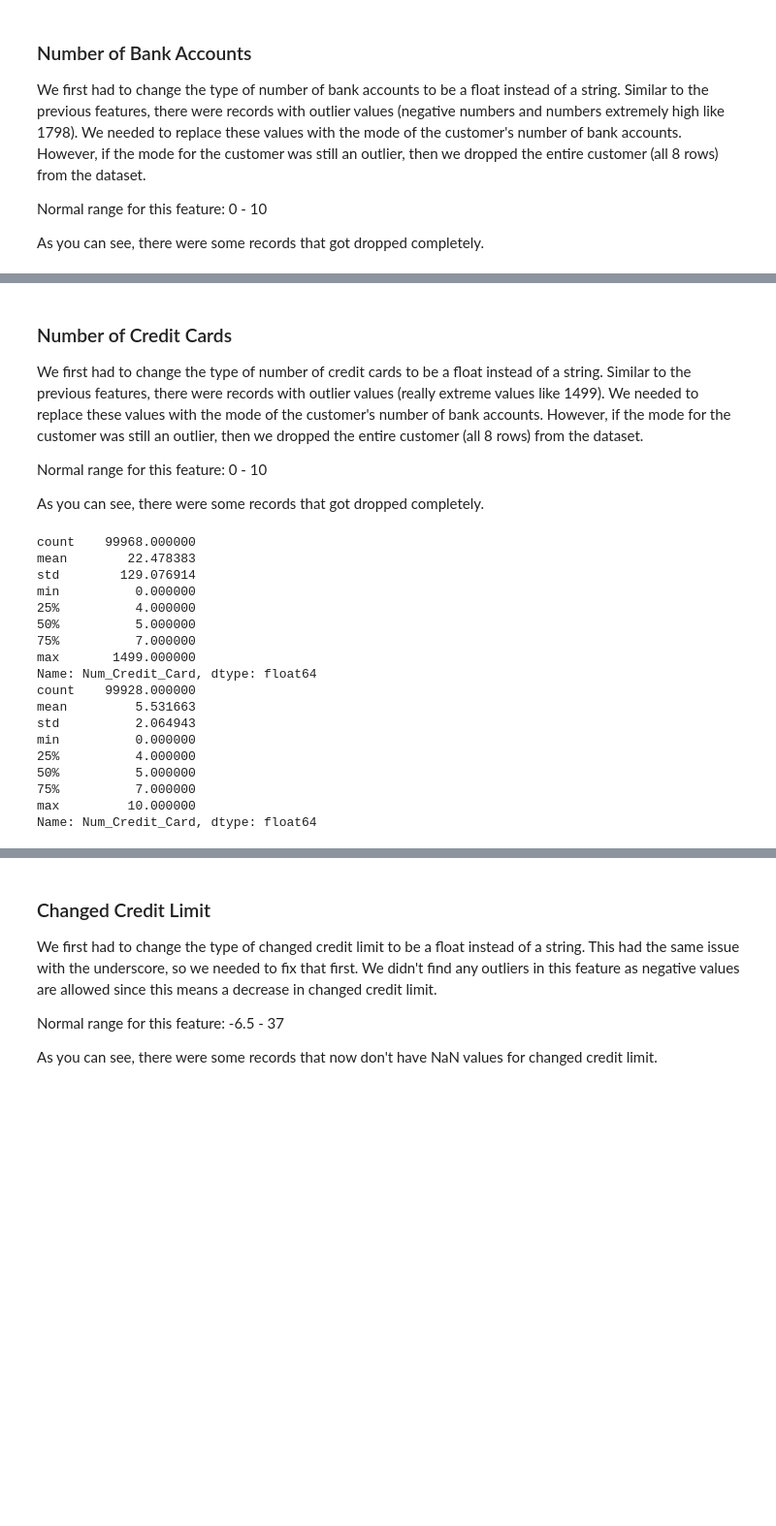
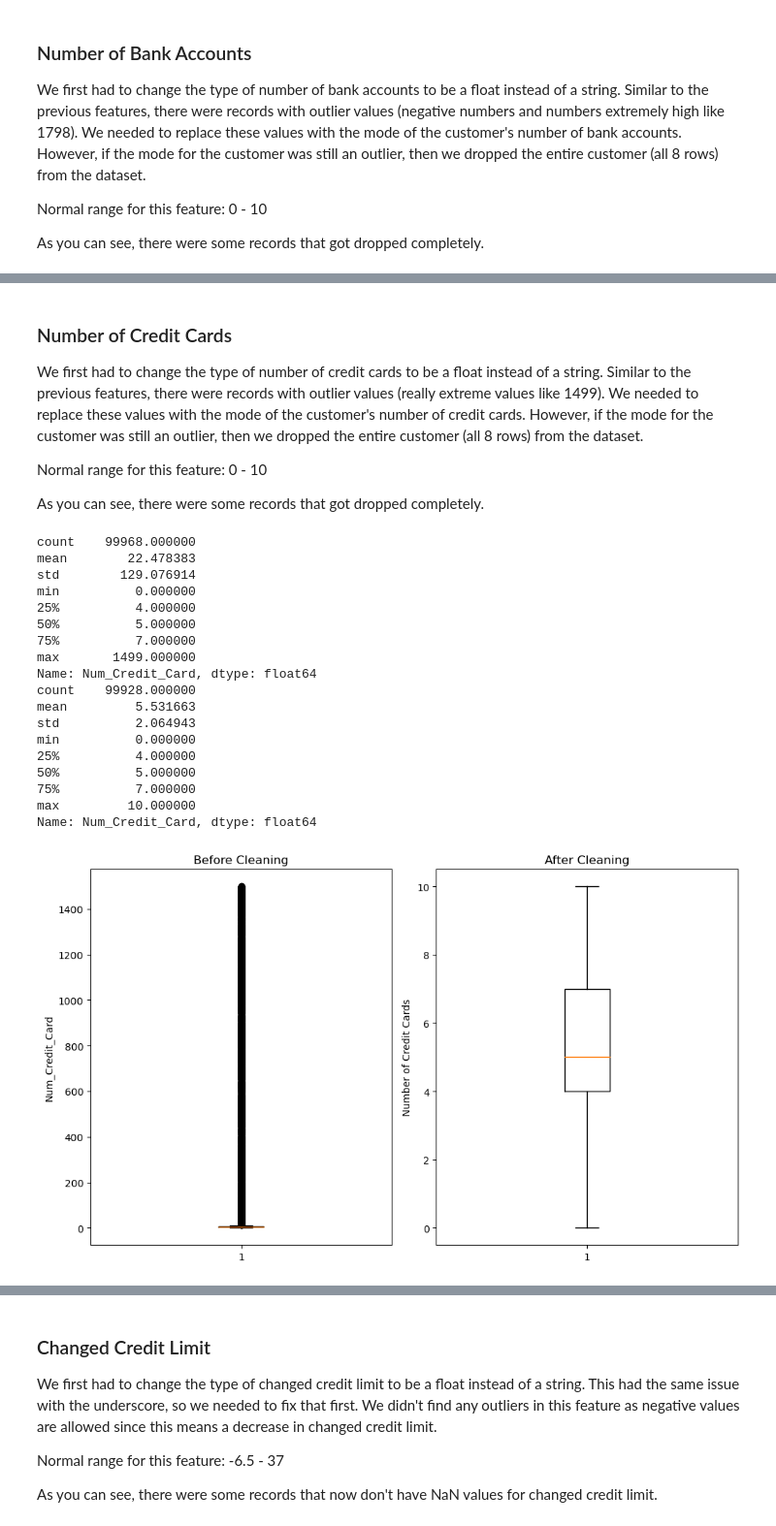
Before and after one commit to AyujVerma/Credit-Score-Classifier, a Jupyter notebook: credit_score.ipynb, the cells around one changed output, grey strips where cells are left out. Shown at 97% size. Cells and saved outputs as stored; diff of their text form; code cells hidden in the pictures; blank space fills up the shorter version.

```diff
--- a/credit_score.ipynb
+++ b/credit_score.ipynb
@@ -326,7 +358,7 @@ Name: Num_Bank_Accounts, dtype: float64
 # %% [markdown]
 ### Number of Credit Cards
 
-We first had to change the type of number of credit cards to be a float instead of a string. Similar to the previous features, there were records with outlier values (really extreme values like 1499). We needed to replace these values with the mode of the customer's number of bank accounts. However, if the mode for the customer was still an outlier, then we dropped the entire customer (all 8 rows) from the dataset.
+We first had to change the type of number of credit cards to be a float instead of a string. Similar to the previous features, there were records with outlier values (really extreme values like 1499). We needed to replace these values with the mode of the customer's number of credit cards. However, if the mode for the customer was still an outlier, then we dropped the entire customer (all 8 rows) from the dataset.
 
 Normal range for this feature: 0 - 10
 
@@ -334,33 +366,46 @@ As you can see, there were some records that got dropped completely.
 # %%
 data['Num_Credit_Card'] = data['Num_Credit_Card'].astype(float)
 print(data['Num_Credit_Card'].describe())
+plt.figure(figsize=(10, 6))
+plt.subplot(1, 2, 1)
+plt.boxplot(data['Num_Credit_Card'])
+plt.ylabel('Num_Credit_Card')
+plt.title('Before Cleaning')
 
 grouped_data = data.groupby('Customer_ID')
 data['Num_Credit_Card'] = grouped_data['Num_Credit_Card'].transform(lambda g: replace_or_drop(g, 0, 10))
 
 data.dropna(subset=['Num_Credit_Card'], inplace = True)
 data.reset_index(drop = True, inplace = True)
 
 print(data["Num_Credit_Card"].describe())
+plt.subplot(1, 2, 2)
+plt.boxplot(data['Num_Credit_Card'])
+plt.title('After Cleaning')
+plt.ylabel('Number of Credit Cards')
+
+plt.tight_layout()
+plt.show()
 # %% [output]
 count    99968.000000
 mean        22.478383
 std        129.076914
 min          0.000000
 25%          4.000000
 50%          5.000000
 75%          7.000000
 max       1499.000000
 Name: Num_Credit_Card, dtype: float64
 count    99928.000000
 mean         5.531663
 std          2.064943
 min          0.000000
 25%          4.000000
 50%          5.000000
 75%          7.000000
 max         10.000000
 Name: Num_Credit_Card, dtype: float64
+[figure, added]
 # %% [markdown]
 ### Interest Rate
 
```
Also changed, not shown: parts of 69 cells of this notebook.
